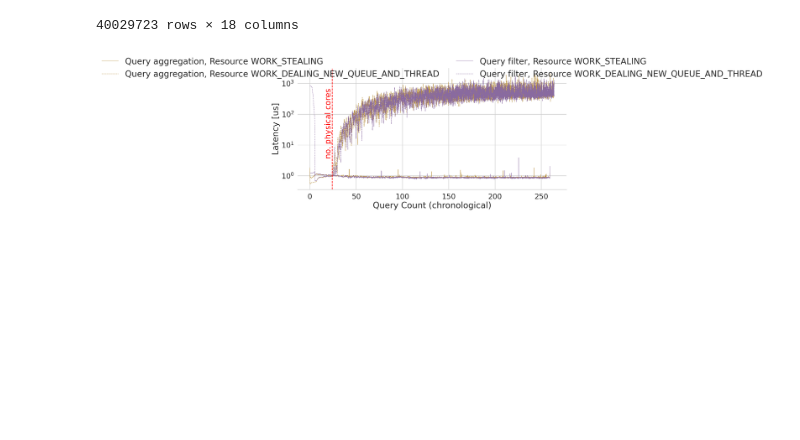
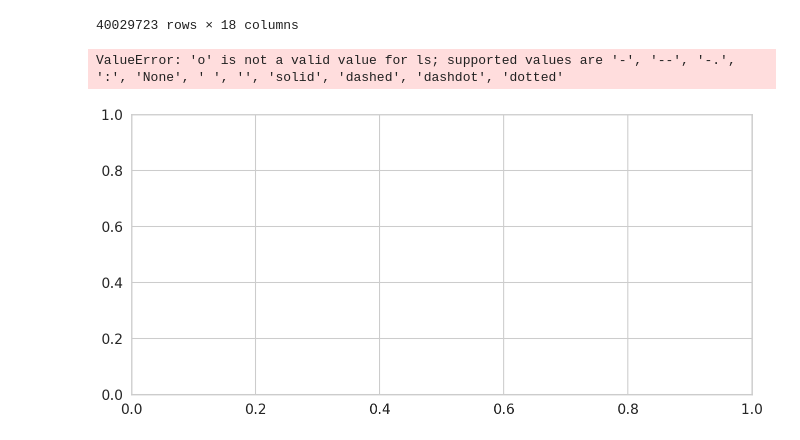
Before and after one commit to keyseven123/engine-statemanagement-paper, a Jupyter notebook: scripts/benchmarking/work-dealing/work-dealing-fixed/plots/WorkDealing_vs_Stealing_Fixed.ipynb, the cells around one changed output. Saved outputs shown, nothing was run; the diff lists cells and outputs as text; code cells hidden in the pictures; blank space fills up the shorter version.

```diff
--- a/scripts/benchmarking/work-dealing/work-dealing-fixed/plots/WorkDealing_vs_Stealing_Fixed.ipynb
+++ b/scripts/benchmarking/work-dealing/work-dealing-fixed/plots/WorkDealing_vs_Stealing_Fixed.ipynb
@@ -292,36 +292,37 @@ plt.subplots_adjust(top=0.85, bottom=0.15)
 queries = smoothed_df['query'].unique()
 resources = smoothed_df['resourceAssignment'].unique()
 
 # Plot each query with a different shade
 for i, query in enumerate(queries):
     for resource in resources:
         subset = smoothed_df[(smoothed_df['query'] == query) &
                              (smoothed_df['resourceAssignment'] == resource)]
         if not subset.empty:
             plt.plot(
                 subset['concurrent_queries'],
                 subset['latency_in_us'],
                 color=custom_cmap(i / len(queries)),  # Use the custom colormap
-                linestyle='-' if resource == resources[0] else '--',
-                label=f'Query {query}, Resource {resource}',
+                linestyle='o' if resource == resources[0] else '--',
+                label=f'{query}, {resource}',
                 linewidth=1
             )
 
 # Add vertical line and labels
 plt.axvline(x=24, color='red', linestyle='--', linewidth=2)
 plt.text(16, 50, 'no. physical cores', color='red', rotation=90, verticalalignment='center', fontsize=26)
 plt.xlabel('Query Count (chronological)', fontsize=28)
 plt.xticks(rotation=0, fontsize=24)
 plt.yticks(rotation=0, fontsize=24)
 plt.ylabel('Latency [us]', fontsize=28)
 plt.yscale('log')
 plt.legend(fontsize=28, loc='upper center', bbox_to_anchor=(0.5, 1.15), ncol=2, frameon=False)
 sns.despine(left=True)
 plt.tight_layout()
 plt.savefig(os.path.join(output_dir, 'all_queries_work_dealing_fix_equal_ingestion_rate_latency.pdf'))
 plt.show()
 # %% [output]
+ValueError: 'o' is not a valid value for ls; supported values are '-', '--', '-.', ':', 'None', ' ', '', 'solid', 'dashed', 'dashdot', 'dotted'
-[figure, old version]
+[figure, new version]
 # %%
 # Only keep timestamps smaller than n
 #n = 100
```
Also changed, not shown: parts of 3 cells of this notebook, 23 other files.
